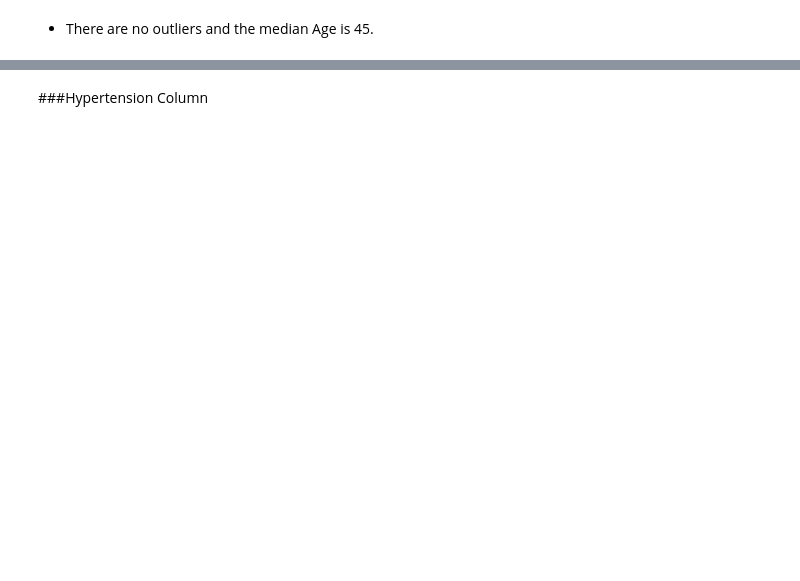
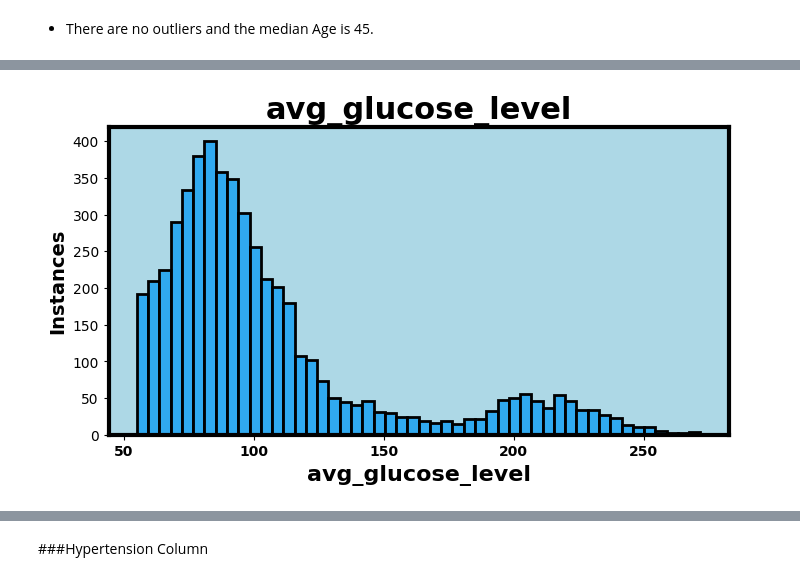
Before and after one commit to Mhoover41/Stroke-Prediction, a Jupyter notebook: Stroke_Prediction_Project_2_Melissa_Hoover.ipynb, the cells around one changed output, grey strips where cells are left out. Saved outputs shown, nothing was run; the diff lists cells and outputs as text; code cells hidden in the pictures; blank space fills up the shorter version.

```diff
--- a/Stroke_Prediction_Project_2_Melissa_Hoover.ipynb
+++ b/Stroke_Prediction_Project_2_Melissa_Hoover.ipynb
@@ -477,0 +590,5 @@ plt.xticks(fontsize=10, weight='bold');
+# %%
+# Utilize function to display histogram plot
+hist_plot('avg_glucose_level', 50);
+# %% [output]
+[figure, added]
```
Also changed, not shown: parts of 141 cells of this notebook.
